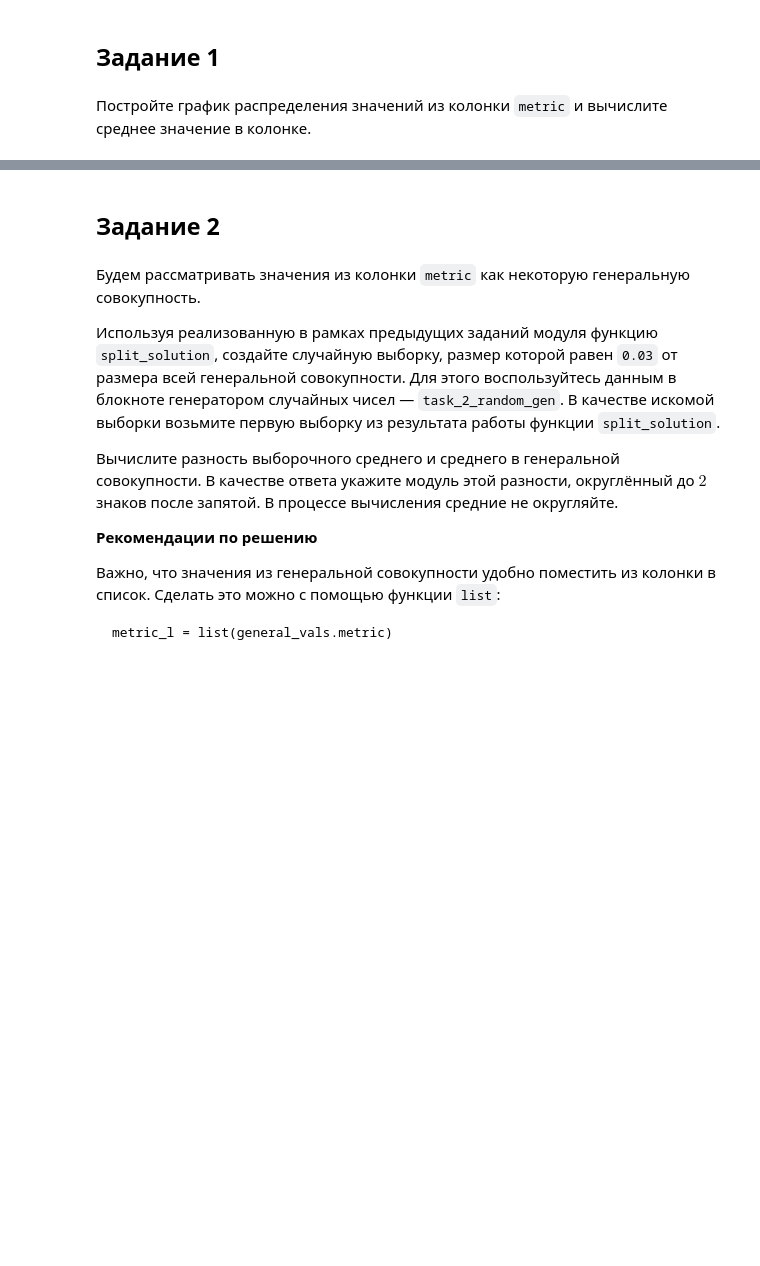
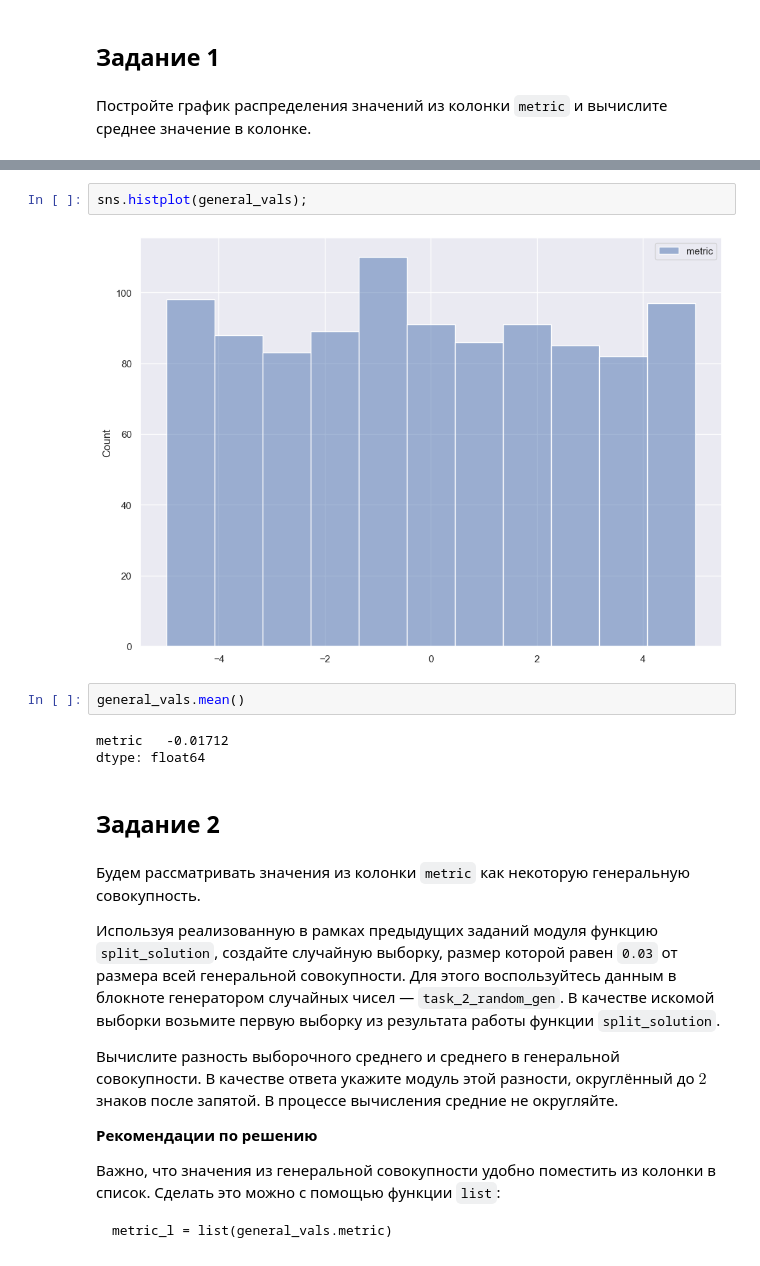
Before and after one commit to gbrs/sirius_data_analysis, a Jupyter notebook: module_10_tasks.ipynb, the cells around one changed output, grey strips where cells are left out. Saved outputs shown, nothing was run; the diff lists cells and outputs as text; blank space fills up the shorter version.

```diff
--- a/module_10_tasks.ipynb
+++ b/module_10_tasks.ipynb
@@ -117,3 +126,12 @@ general_vals = pd.read_csv('general_vals.csv')
+# %%
+sns.histplot(general_vals);
+# %% [output]
+[figure, added]
+# %%
+general_vals.mean()
+# %% [output]
+metric   -0.01712
+dtype: float64
 # %% [markdown]
 ## Задание 2
 # %% [markdown]
```
Also changed, not shown: parts of 13 cells of this notebook, 1 other file.
